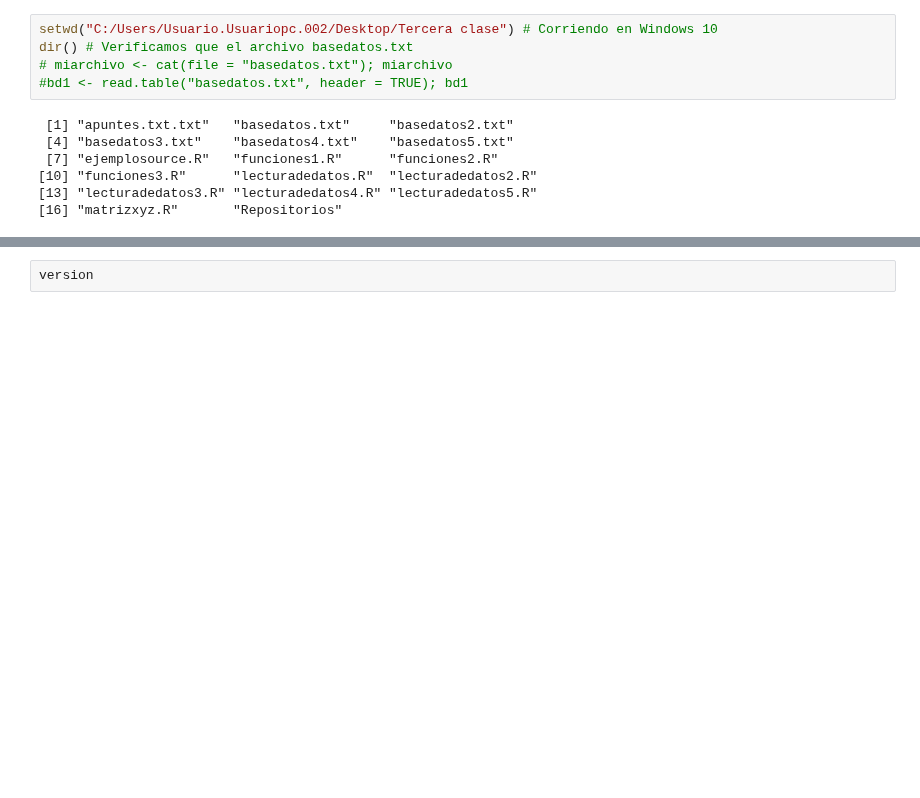
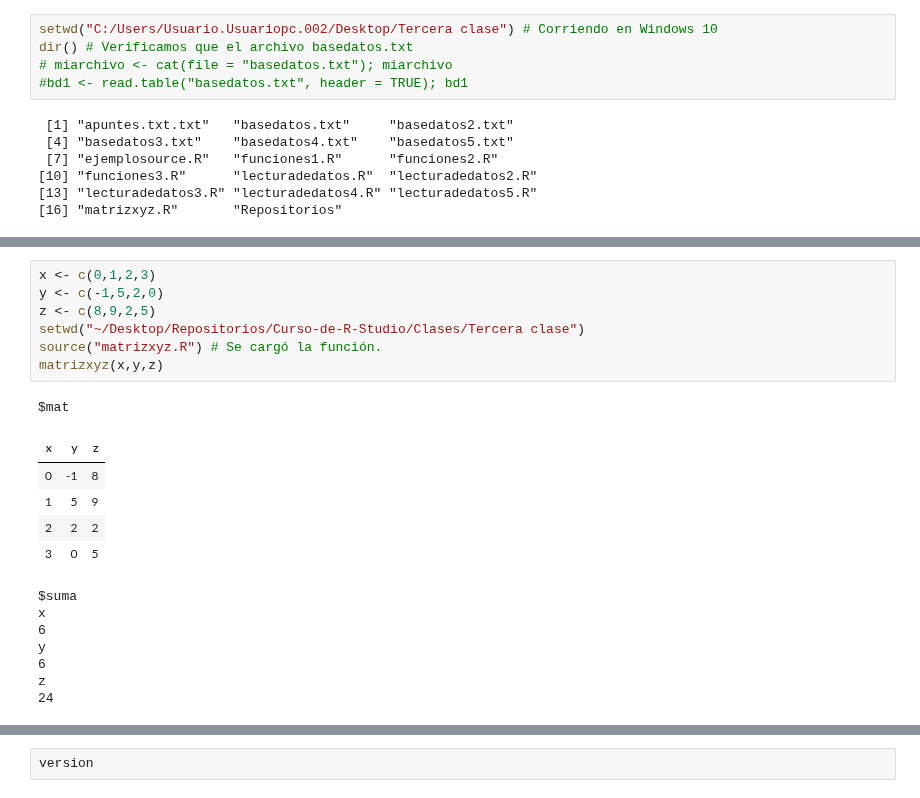
Before and after one commit to carlosal1015/Curso-de-R, a Jupyter notebook: notebooks/Tercera clase.ipynb, the cells around one changed output, grey strips where cells are left out. Cells and saved outputs as stored; diff of their text form; blank space fills up the shorter version.

```diff
--- a/notebooks/Tercera clase.ipynb
+++ b/notebooks/Tercera clase.ipynb
@@ -42,3 +249,24 @@ dir() # Verificamos que el archivo basedatos.txt
 <p align="center">
   <img src="../images/pag95.png"  width="1150"/>
 </p>
+# %%
+x <- c(0,1,2,3)
+y <- c(-1,5,2,0)
+z <- c(8,9,2,5)
+setwd("~/Desktop/Repositorios/Curso-de-R-Studio/Clases/Tercera clase")
+source("matrizxyz.R") # Se cargó la función.
+matrizxyz(x,y,z)
+# %% [output]
+$mat
+| x | y | z |
+| 0 | -1 | 8 |
+| 1 | 5 | 9 |
+| 2 | 2 | 2 |
+| 3 | 0 | 5 |
+$suma
+x
+6
+y
+6
+z
+24
```
Also changed, not shown: parts of 21 cells of this notebook, 26 other files.
